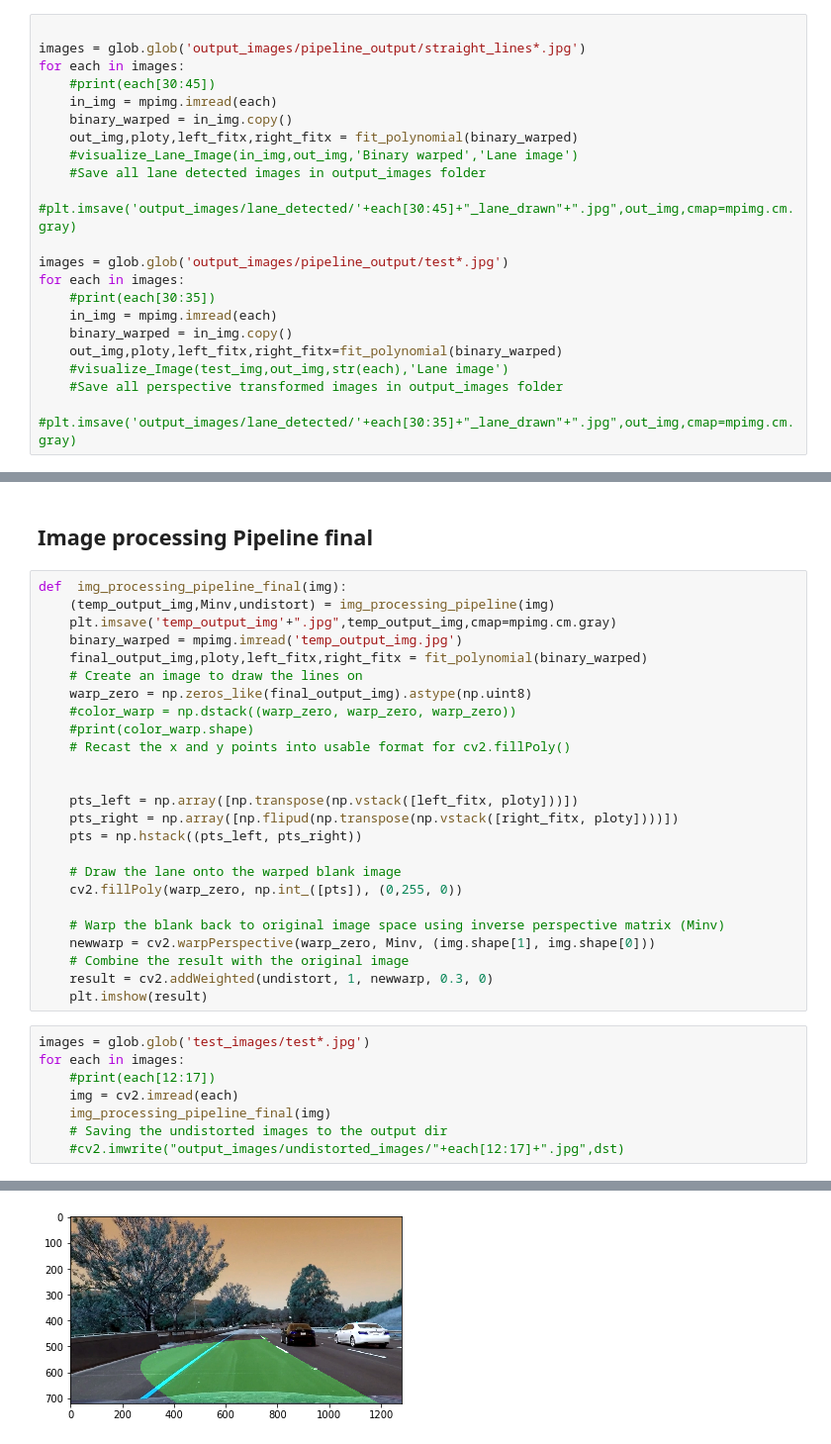
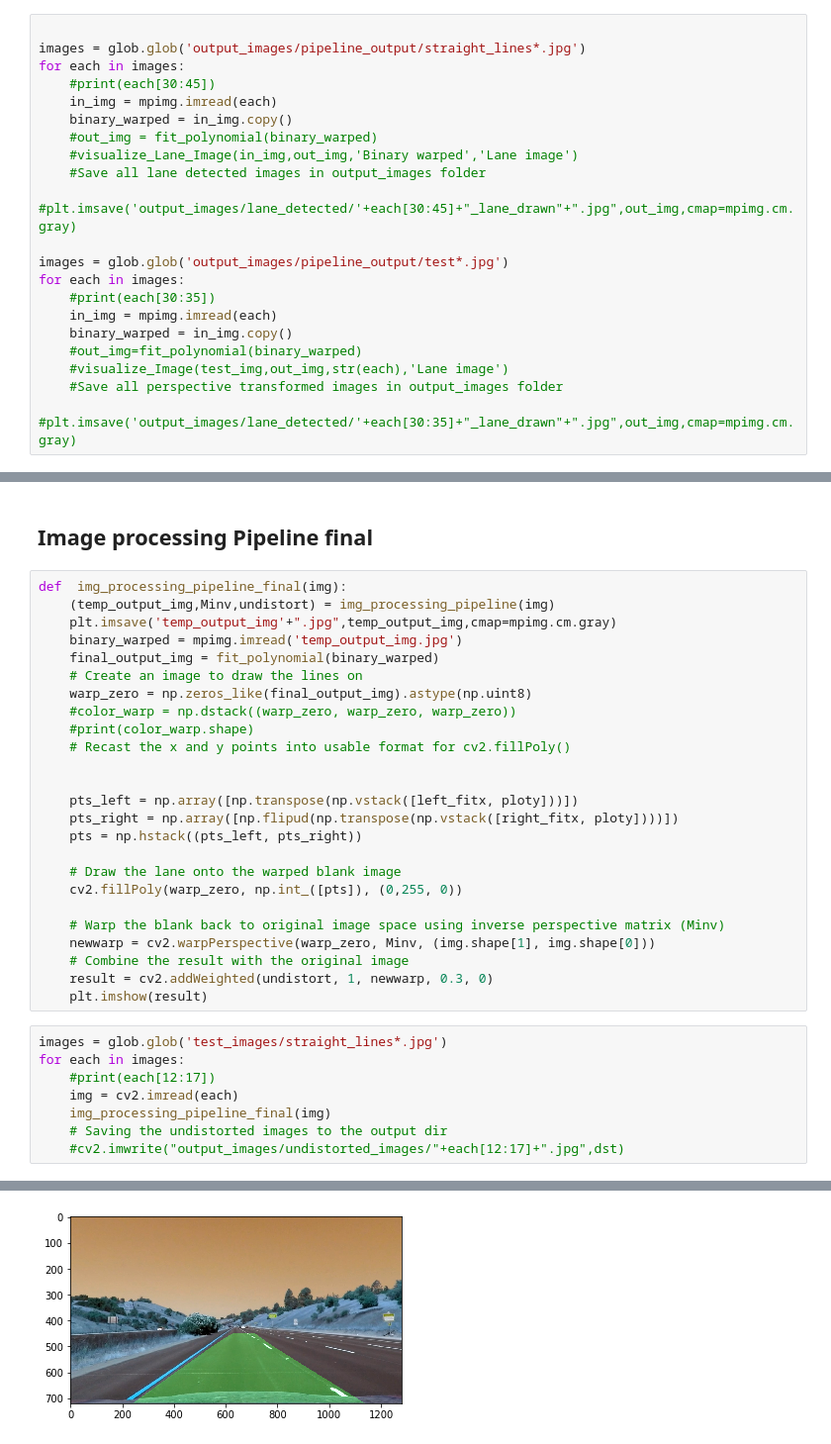
Before and after one commit to himakiran/CarND-Advanced-Lane-Lines, a Jupyter notebook: P2.ipynb, the cells around one changed output, grey strips where cells are left out. Shown at 99% size. Drawn from its saved outputs; the diff is of its cells as text.

Commit message:
Corrected the errors due to fit_polynomial code
TO-DO many test images are reporting unable to fit line.

```diff
--- a/P2.ipynb
+++ b/P2.ipynb
@@ -698,7 +706,7 @@ for each in images:
     #print(each[30:45])
     in_img = mpimg.imread(each)
     binary_warped = in_img.copy()
-    out_img,ploty,left_fitx,right_fitx = fit_polynomial(binary_warped)
+    #out_img = fit_polynomial(binary_warped)
     #visualize_Lane_Image(in_img,out_img,'Binary warped','Lane image')
     #Save all lane detected images in output_images folder
     #plt.imsave('output_images/lane_detected/'+each[30:45]+"_lane_drawn"+".jpg",out_img,cmap=mpimg.cm.gray)
@@ -708,7 +716,7 @@ for each in images:
     #print(each[30:35])
     in_img = mpimg.imread(each)
     binary_warped = in_img.copy()
-    out_img,ploty,left_fitx,right_fitx=fit_polynomial(binary_warped)
+    #out_img=fit_polynomial(binary_warped)
     #visualize_Image(test_img,out_img,str(each),'Lane image')
     #Save all perspective transformed images in output_images folder
     #plt.imsave('output_images/lane_detected/'+each[30:35]+"_lane_drawn"+".jpg",out_img,cmap=mpimg.cm.gray)
@@ -721,7 +729,7 @@ def  img_processing_pipeline_final(img):
     (temp_output_img,Minv,undistort) = img_processing_pipeline(img)
     plt.imsave('temp_output_img'+".jpg",temp_output_img,cmap=mpimg.cm.gray)
     binary_warped = mpimg.imread('temp_output_img.jpg')
-    final_output_img,ploty,left_fitx,right_fitx = fit_polynomial(binary_warped)
+    final_output_img = fit_polynomial(binary_warped)
     # Create an image to draw the lines on
     warp_zero = np.zeros_like(final_output_img).astype(np.uint8)
     #color_warp = np.dstack((warp_zero, warp_zero, warp_zero))
@@ -742,7 +750,7 @@ def  img_processing_pipeline_final(img):
     result = cv2.addWeighted(undistort, 1, newwarp, 0.3, 0)
     plt.imshow(result)
 # %%
-images = glob.glob('test_images/test*.jpg')
+images = glob.glob('test_images/straight_lines*.jpg')
 for each in images:
     #print(each[12:17])
     img = cv2.imread(each)
@@ -754 +763 @@ TypeError: expected non-empty vector for x
-[figure, old version]
+[figure, new version]
```
Also changed, not shown: parts of 2 cells of this notebook, 1 other file.
